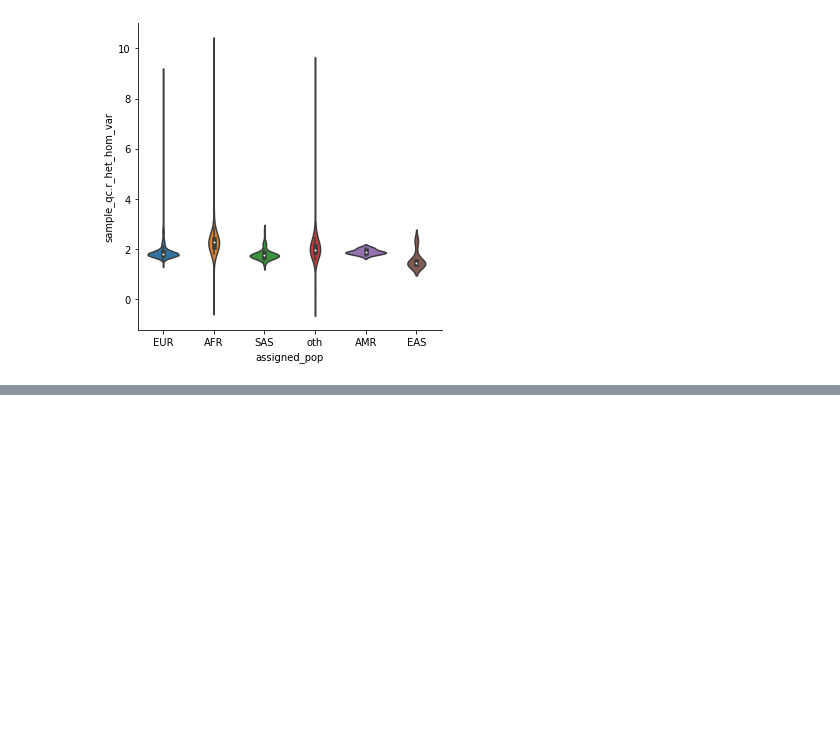
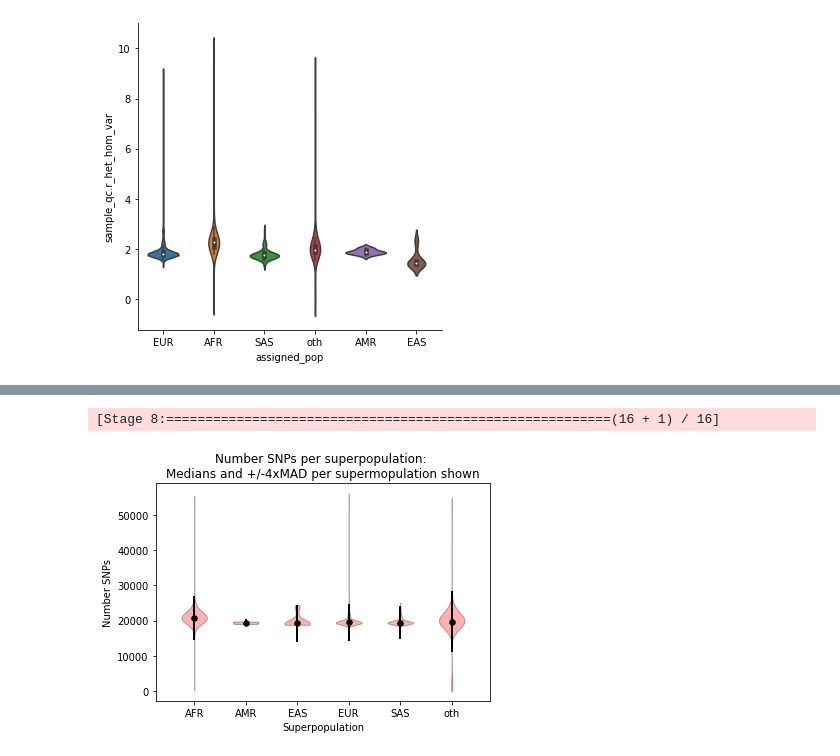
Before and after one commit to wtsi-hgi/wes-qc, a Jupyter notebook: jupyter_notebooks/sample_qc/plot_stratified_sample_qc.ipynb, the cells around one changed output, grey strips where cells are left out. Saved outputs shown, nothing was run; the diff lists cells and outputs as text; code cells hidden in the pictures; blank space fills up the shorter version.

Commit message:
more plots

```diff
--- a/jupyter_notebooks/sample_qc/plot_stratified_sample_qc.ipynb
+++ b/jupyter_notebooks/sample_qc/plot_stratified_sample_qc.ipynb
@@ -251,0 +373,60 @@ vio.figure.savefig(plotfile)
+# %%
+#create subset for each assigned pop, and convert each to a pandas dataframe
+AFRht = htqc.filter(htqc.assigned_pop == 'AFR')
+AMRht = htqc.filter(htqc.assigned_pop == 'AMR')
+EURht = htqc.filter(htqc.assigned_pop == 'EUR')
+EASht = htqc.filter(htqc.assigned_pop == 'EAS')
+SASht = htqc.filter(htqc.assigned_pop == 'SAS')
+othht = htqc.filter(htqc.assigned_pop == 'oth')
+
+AFR_df = AFRht.to_pandas(flatten=True)
+AMR_df = AMRht.to_pandas(flatten=True)
+EUR_df = EURht.to_pandas(flatten=True)
+EAS_df = EASht.to_pandas(flatten=True)
+SAS_df = SASht.to_pandas(flatten=True)
+oth_df = othht.to_pandas(flatten=True)
+# %% [output]
+[Stage 8:=========================================================(16 + 1) / 16]
+# %%
+import numpy as np
+
+def set_axis_style(ax, labels):
+    ax.xaxis.set_tick_params(direction='out')
+    ax.xaxis.set_ticks_position('bottom')
+    ax.set_xticks(np.arange(1, len(labels) + 1), labels=labels)
+    ax.set_xlim(0.25, len(labels) + 0.75)
+    ax.set_xlabel('Superpopulation')
+
+#plots for nSNPs
+metric = 'sample_qc.n_snp'
+m1 = AFR_df[metric].median()
+m2 = AMR_df[metric].median()
+m3 = EAS_df[metric].median()
+m4 = EUR_df[metric].median()
+m5 = SAS_df[metric].median()
+m6 = oth_df[metric].median()
+meds = np.array([m1, m2, m3, m4, m5, m6])
+q1 = np.array([m1-(4*AFR_df.mad()[metric]), m2-(4*AMR_df.mad()[metric]), m3-(4*EAS_df.mad()[metric]), m4-(4*EAS_df.mad()[metric]), m5-(4*EUR_df.mad()[metric]), m6-(4*oth_df.mad()[metric])])
+q2 = np.array([m1+(4*AFR_df.mad()[metric]), m2+(4*AMR_df.mad()[metric]), m3+(4*EAS_df.mad()[metric]), m4+(4*EAS_df.mad()[metric]), m5+(4*EUR_df.mad()[metric]), m6+(4*oth_df.mad()[metric])])
+
+fig, ax = plt.subplots()
+ax.set_title('Number SNPs per superpopulation: \nMedians and +/-4xMAD per supermopulation shown')
+ax.set_ylabel('Number SNPs')
+
+violin_parts = ax.violinplot([AFR_df[metric], AMR_df[metric], EAS_df[metric], EUR_df[metric], SAS_df[metric], oth_df[metric]], showmeans=False, showmedians=False, showextrema=False)
+
+for pc in violin_parts['bodies']:
+    pc.set_facecolor('red')
+    pc.set_edgecolor('black')
+
+inds = np.arange(1, len(meds) + 1)
+ax.scatter(inds, meds, marker='o', color='black', s=30, zorder=3)
+ax.vlines(inds, q1, q2, color='k', linestyle='-', lw=2)
+labels = ['AFR', 'AMR', 'EAS', 'EUR', 'SAS', 'oth']
+set_axis_style(ax, labels)
+
+#plt.show()
+plotfile = plot_dir + '/sample_qc/nSNP_violin_with_4MAD.png'
+plt.savefig(plotfile, dpi=100)
+# %% [output]
+[figure, added]
```
Also changed, not shown: parts of 18 cells of this notebook, 13 other files.
